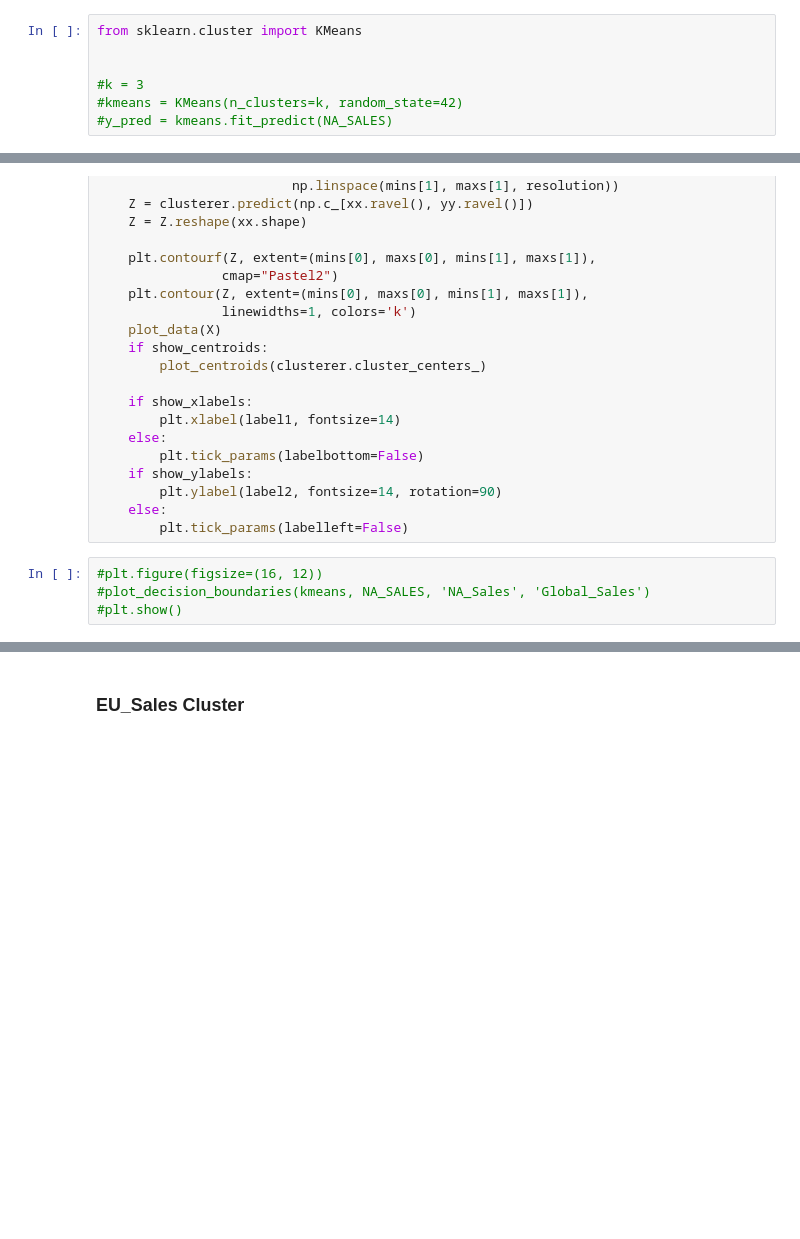
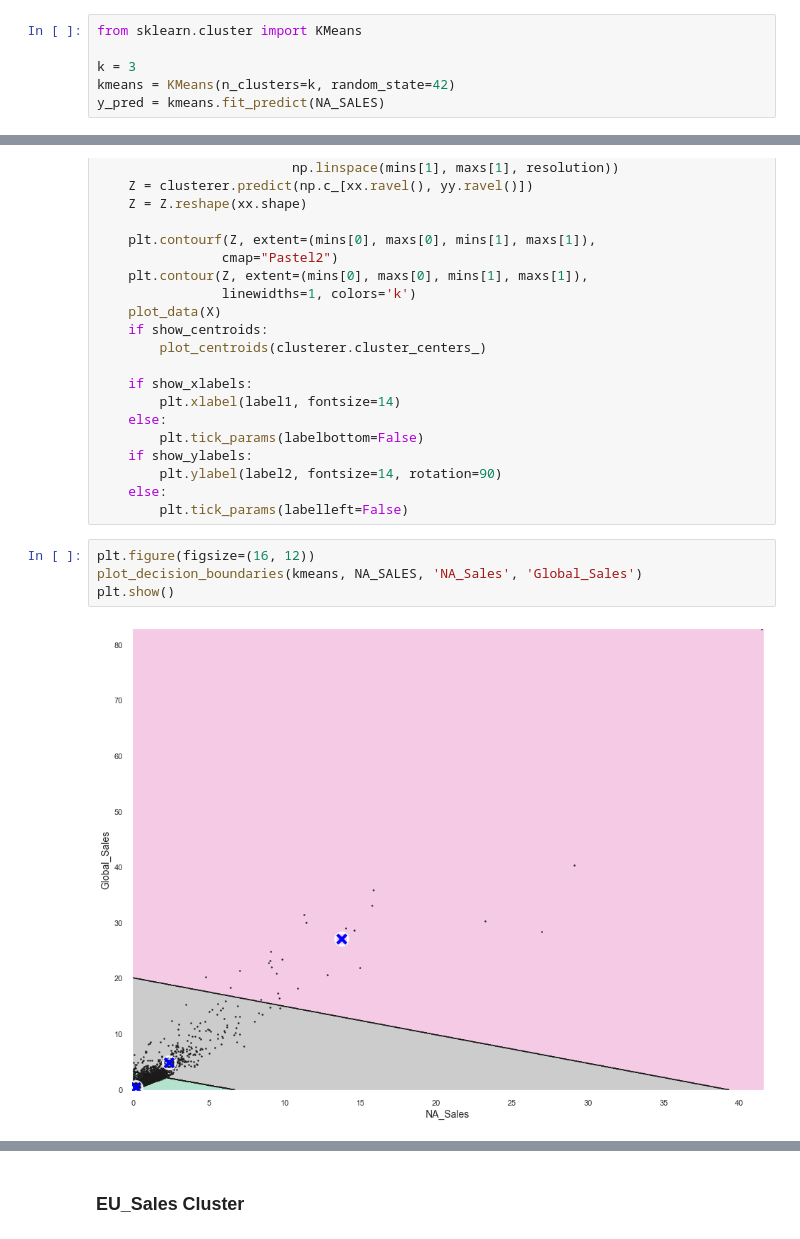
Before and after one commit to SimoneeBr/dm-project, a Jupyter notebook: Progetto_Game_Sales.ipynb, the cells around one changed output, grey strips where cells are left out. Saved outputs shown, nothing was run; the diff lists cells and outputs as text; blank space fills up the shorter version.

```diff
--- a/Progetto_Game_Sales.ipynb
+++ b/Progetto_Game_Sales.ipynb
@@ -563,10 +573,9 @@ Procediamo adesso con l'algoritmo *K-Means*
 # %%
 from sklearn.cluster import KMeans
 
-
-#k = 3
-#kmeans = KMeans(n_clusters=k, random_state=42)
-#y_pred = kmeans.fit_predict(NA_SALES)
+k = 3
+kmeans = KMeans(n_clusters=k, random_state=42)
+y_pred = kmeans.fit_predict(NA_SALES)
 # %% [markdown]
 Ogni istanza è assegnata ad uno dei tre clusters:
 # %%
@@ -625,7 +641,9 @@ def plot_decision_boundaries(clusterer, X, label1, label2, resolution=1000, show
     else:
         plt.tick_params(labelleft=False)
 # %%
-#plt.figure(figsize=(16, 12))
-#plot_decision_boundaries(kmeans, NA_SALES, 'NA_Sales', 'Global_Sales')
-#plt.show()
+plt.figure(figsize=(16, 12))
+plot_decision_boundaries(kmeans, NA_SALES, 'NA_Sales', 'Global_Sales')
+plt.show()
+# %% [output]
+[figure, added]
 # %%
```
Also changed, not shown: parts of 43 cells of this notebook.
